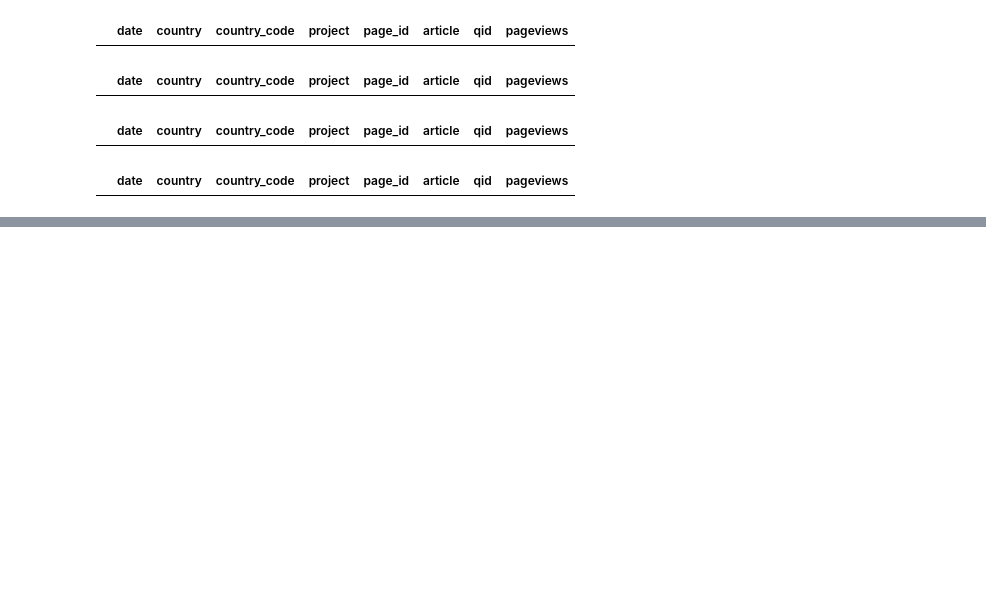
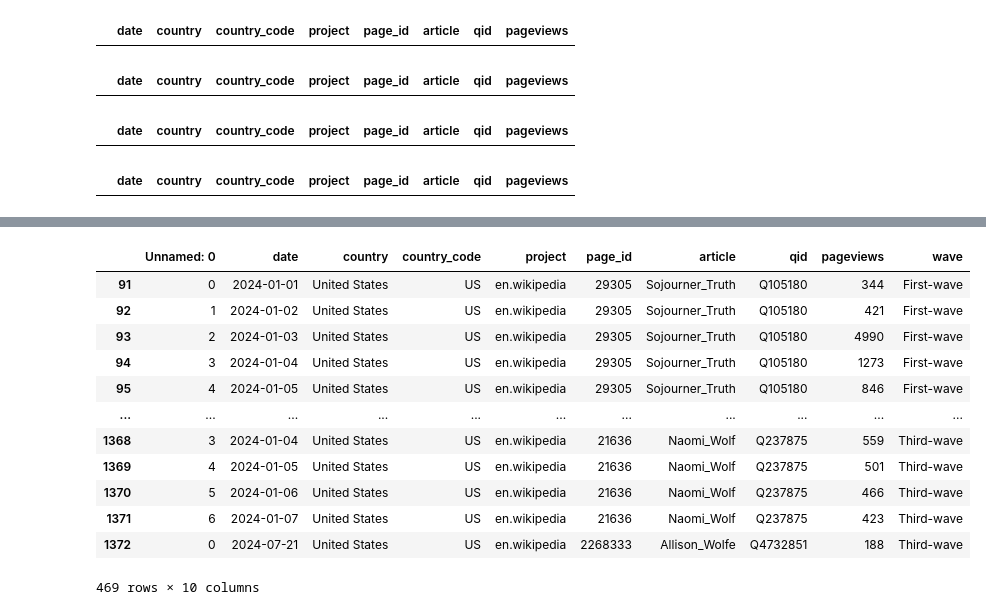
Before and after one commit to es-credlab/fp_streamlit, a Jupyter notebook: final_project_data_collection.ipynb, the cells around one changed output, grey strips where cells are left out. Cells and saved outputs as stored; diff of their text form; code cells hidden in the pictures; blank space fills up the shorter version.

```diff
--- a/final_project_data_collection.ipynb
+++ b/final_project_data_collection.ipynb
@@ -661,0 +666,20 @@ for qid in [ 'Q457889','Q3778073','Q3155085','Q15490887','Q469087','Q1873744','Q
+# %%
+pageview_data = pd.read_csv("pageview_data.csv")
+list_of_feminists = pd.read_csv("list_of_feminists.csv")
+# %%
+cleaned_list_of_feminists = list_of_feminists[list_of_feminists['q_id'].notna()]
+# %%
+cleaned_qids = list(cleaned_list_of_feminists['q_id'])
+cleaned_waves = list(cleaned_list_of_feminists['wave'])
+# %%
+new_wave_data = []
+
+for qid in pageview_data['qid']:
+    if qid in cleaned_qids:
+        index = cleaned_qids.index(qid)
+        wave = cleaned_waves[index]
+        new_wave_data.append(wave)
+    else:
+        new_wave_data.append(None)
+
+pageview_data['wave'] = new_wave_data
@@ -661,0 +695,16 @@ for qid in [ 'Q457889','Q3778073','Q3155085','Q15490887','Q469087','Q1873744','Q
+# %%
+pageview_data[pageview_data['wave'].notna()]
+# %% [output]
+|  | Unnamed: 0 | date | country | country_code | project | page_id | article | qid | pageviews | wave |
+| 91 | 0 | 2024-01-01 | United States | US | en.wikipedia | 29305 | Sojourner_Truth | Q105180 | 344 | First-wave |
+| 92 | 1 | 2024-01-02 | United States | US | en.wikipedia | 29305 | Sojourner_Truth | Q105180 | 421 | First-wave |
+| 93 | 2 | 2024-01-03 | United States | US | en.wikipedia | 29305 | Sojourner_Truth | Q105180 | 4990 | First-wave |
+| 94 | 3 | 2024-01-04 | United States | US | en.wikipedia | 29305 | Sojourner_Truth | Q105180 | 1273 | First-wave |
+| 95 | 4 | 2024-01-05 | United States | US | en.wikipedia | 29305 | Sojourner_Truth | Q105180 | 846 | First-wave |
+| ... | ... | ... | ... | ... | ... | ... | ... | ... | ... | ... |
+| 1368 | 3 | 2024-01-04 | United States | US | en.wikipedia | 21636 | Naomi_Wolf | Q237875 | 559 | Third-wave |
+| 1369 | 4 | 2024-01-05 | United States | US | en.wikipedia | 21636 | Naomi_Wolf | Q237875 | 501 | Third-wave |
+| 1370 | 5 | 2024-01-06 | United States | US | en.wikipedia | 21636 | Naomi_Wolf | Q237875 | 466 | Third-wave |
+| 1371 | 6 | 2024-01-07 | United States | US | en.wikipedia | 21636 | Naomi_Wolf | Q237875 | 423 | Third-wave |
+| 1372 | 0 | 2024-07-21 | United States | US | en.wikipedia | 2268333 | Allison_Wolfe | Q4732851 | 188 | Third-wave |
+469 rows × 10 columns
```
Also changed, not shown: parts of 4 cells of this notebook, 2 other files.
